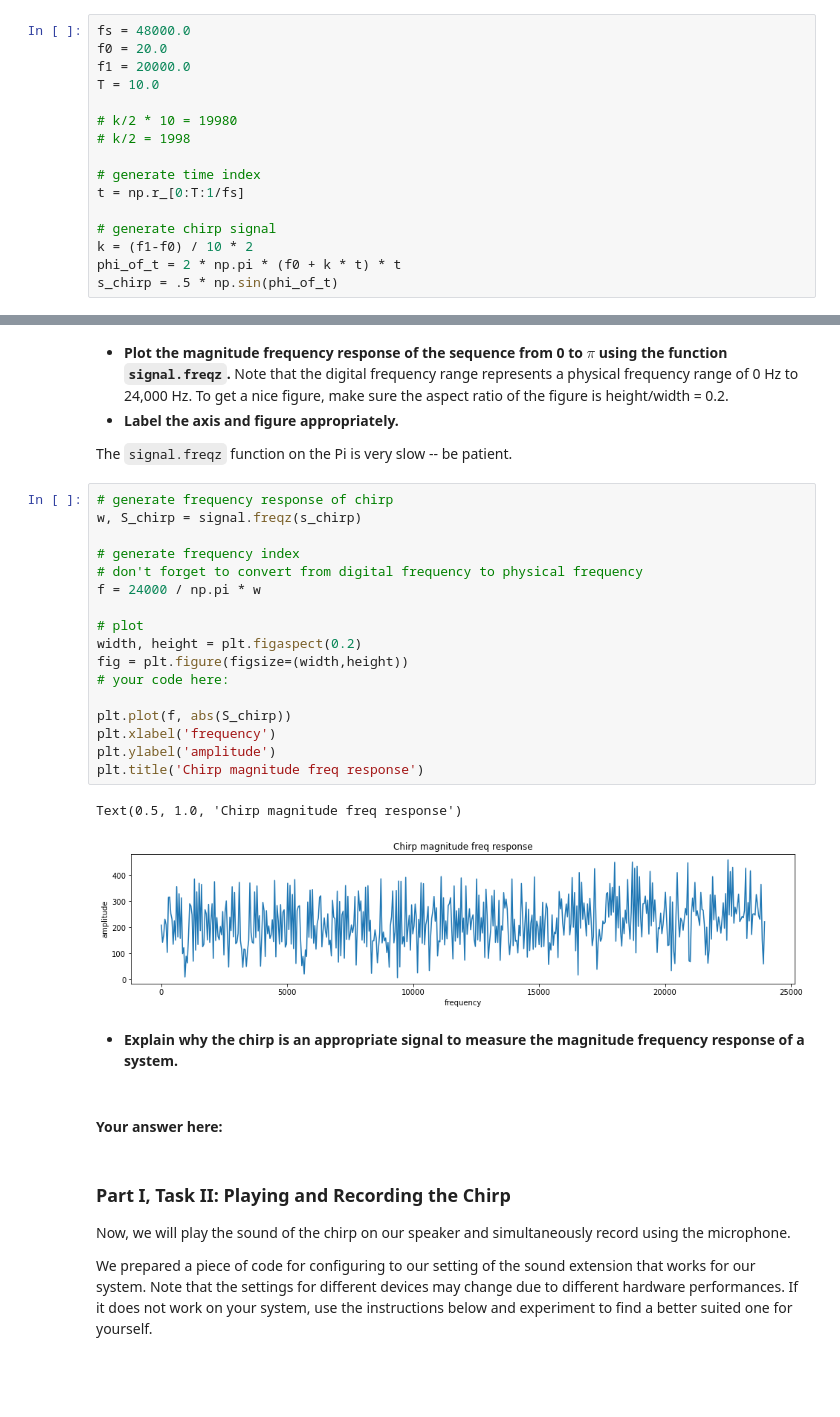
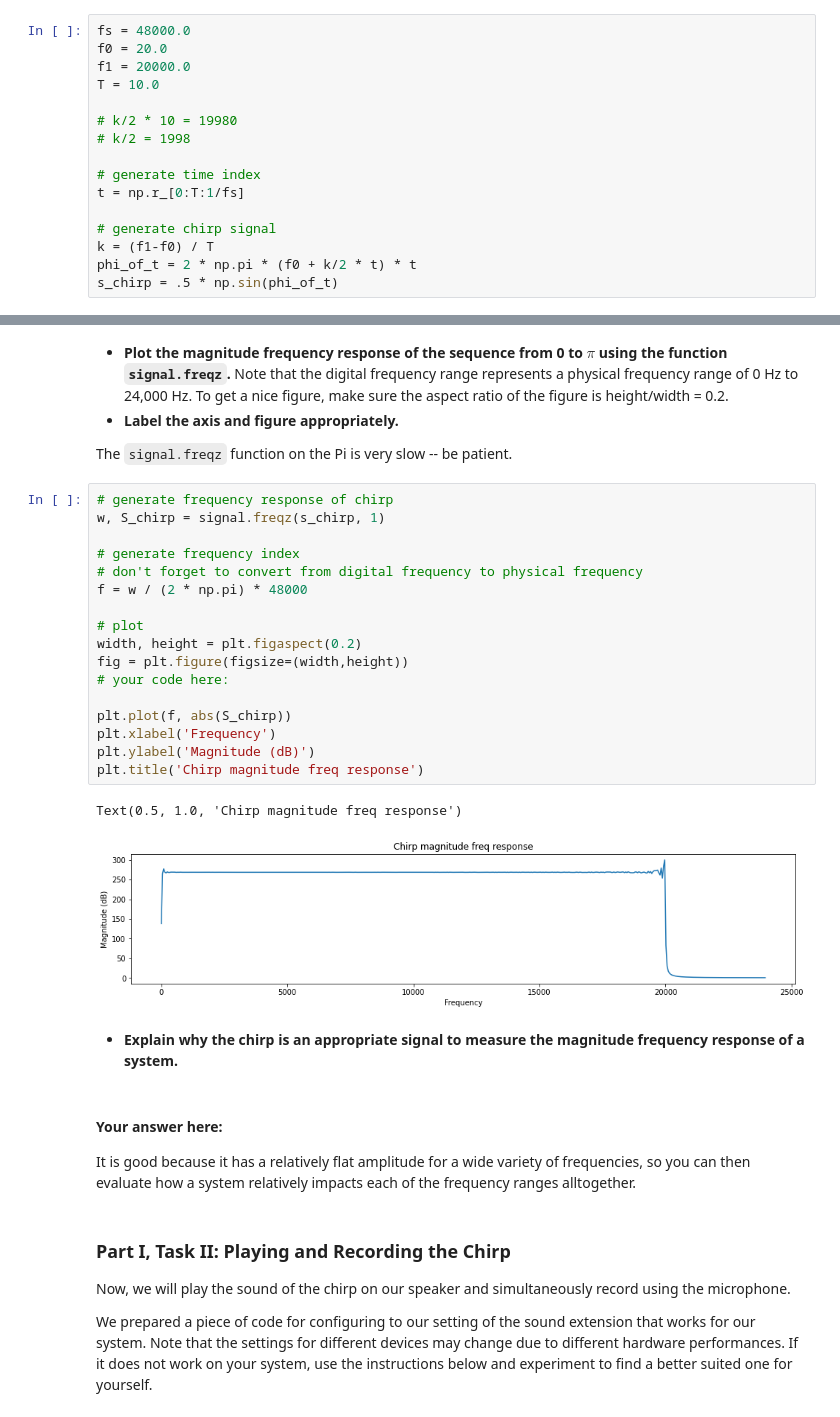
Before and after one commit to EE123-students/lab1-spring2023-rob, a Jupyter notebook: lab1-part2-TimeDomain-Sonar.ipynb, the cells around one changed output, grey strips where cells are left out. Cells and saved outputs as stored; diff of their text form; blank space fills up the shorter version.

```diff
--- a/lab1-part2-TimeDomain-Sonar.ipynb
+++ b/lab1-part2-TimeDomain-Sonar.ipynb
@@ -75,8 +73,8 @@ T = 10.0
 t = np.r_[0:T:1/fs]
 
 # generate chirp signal
-k = (f1-f0) / 10 * 2
-phi_of_t = 2 * np.pi * (f0 + k * t) * t
+k = (f1-f0) / T
+phi_of_t = 2 * np.pi * (f0 + k/2 * t) * t
 s_chirp = .5 * np.sin(phi_of_t)
 # %% [markdown]
 * **Plot the first 0.5 seconds of the chirp (`s_chirp`)**, you will notice that the carrier frequency increases and that the chirp has a constant envelope. To get a nice figure, make sure the aspect ratio of the figure is height/width = 0.2 .
@@ -104,28 +102,30 @@ Text(0.5, 1.0, 'Chirp Amplitude vs Time')
 The `signal.freqz` function on the Pi is very slow -- be patient.
 # %%
 # generate frequency response of chirp
-w, S_chirp = signal.freqz(s_chirp)
+w, S_chirp = signal.freqz(s_chirp, 1)
 
 # generate frequency index
 # don't forget to convert from digital frequency to physical frequency
-f = 24000 / np.pi * w
+f = w / (2 * np.pi) * 48000
 
 # plot
 width, height = plt.figaspect(0.2)
 fig = plt.figure(figsize=(width,height))
 # your code here:
 
 plt.plot(f, abs(S_chirp))
-plt.xlabel('frequency')
-plt.ylabel('amplitude')
+plt.xlabel('Frequency')
+plt.ylabel('Magnitude (dB)')
 plt.title('Chirp magnitude freq response')
 # %% [output]
 Text(0.5, 1.0, 'Chirp magnitude freq response')
-[figure, old version]
+[figure, new version]
 # %% [markdown]
 * **Explain why the chirp is an appropriate signal to measure the magnitude frequency response of a system.**
-# %% [markdown]
-#### Your answer here:
+# %% [markdown]
+#### Your answer here:
+
+It is good because it has a relatively flat amplitude for a wide variety of frequencies, so you can then evaluate how a system relatively impacts each of the frequency ranges alltogether.
 # %% [markdown]
 ### Part I, Task II: Playing and Recording the Chirp
 Now, we will play the sound of the chirp on our speaker and simultaneously record using the microphone.
```
Also changed, not shown: parts of 7 cells of this notebook.
